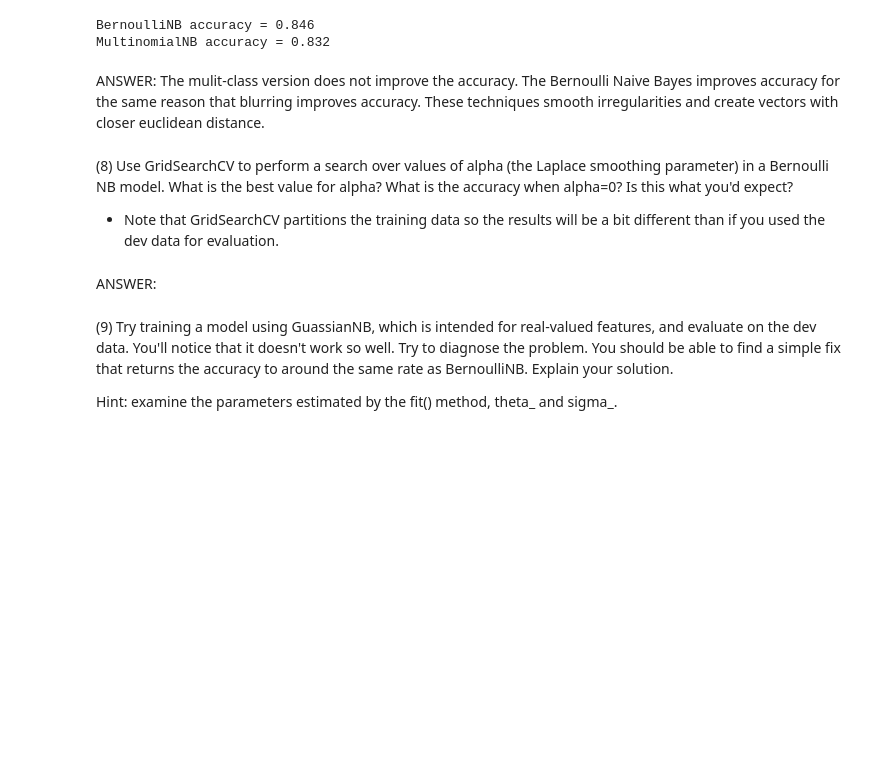
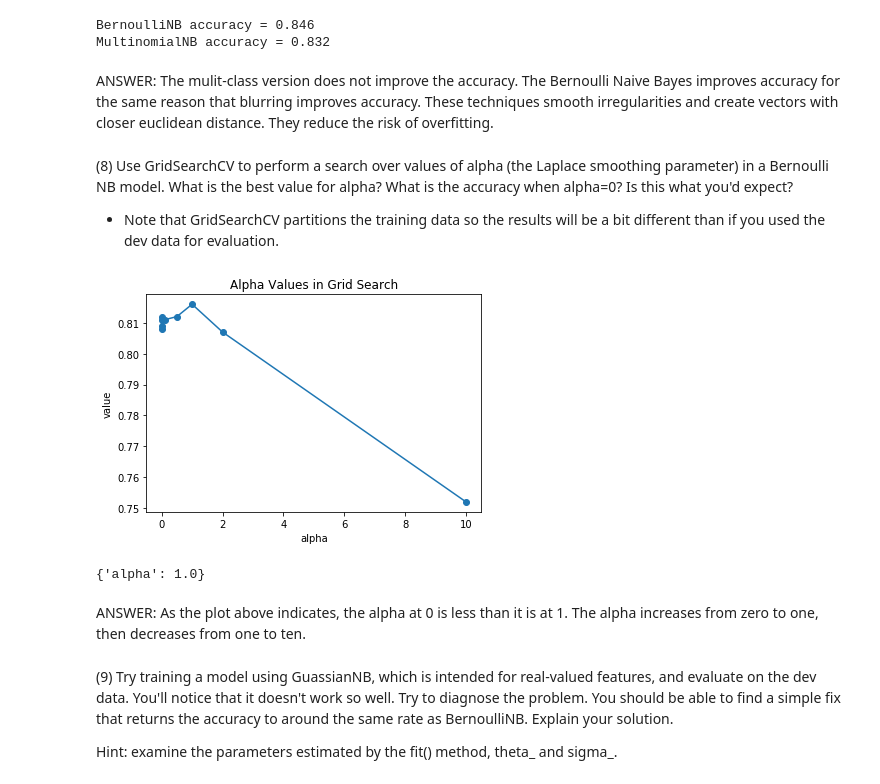
Before and after one commit to danonprice/w207_project1, a Jupyter notebook: dan_price_p1.ipynb, the cells around one changed output. Drawn from its saved outputs; the diff is of its cells as text; code cells hidden in the pictures; blank space fills up the shorter version.

```diff
--- a/dan_price_p1.ipynb
+++ b/dan_price_p1.ipynb
@@ -293,7 +293,7 @@ P7()
 BernoulliNB accuracy = 0.846
 MultinomialNB accuracy = 0.832
 # %% [markdown]
-ANSWER: The mulit-class version does not improve the accuracy. The Bernoulli Naive Bayes improves accuracy for the same reason that blurring improves accuracy. These techniques smooth irregularities and create vectors with closer euclidean distance.
+ANSWER: The mulit-class version does not improve the accuracy. The Bernoulli Naive Bayes improves accuracy for the same reason that blurring improves accuracy. These techniques smooth irregularities and create vectors with closer euclidean distance. They reduce the risk of overfitting.
 # %% [markdown]
 (8) Use GridSearchCV to perform a search over values of alpha (the Laplace smoothing parameter) in a Bernoulli NB model. What is the best value for alpha? What is the accuracy when alpha=0? Is this what you'd expect?
 
@@ -312,7 +301,38 @@ ANSWER: The mulit-class version does not improve the accuracy. The Bernoulli Nai
+# %%
+def P8(alphas):
+
+### STUDENT START ###
+
+    gscv = GridSearchCV(BernoulliNB(), [alphas])
+    gscv.fit(mini_train_data,mini_train_labels) # running the grid search
+    plot_grid_search(gscv)
+    return gscv
+
+def plot_grid_search(grid_search):
+    # This method to plot the grid search is an adaptation of
+    # https://glowingpython.blogspot.com/2014/04/
+    # I don't yet understand what the zip does
+    # but the graph helps visualize best value for alpha
+    res = zip(*[(f1m, f1s.std(), p['alpha'])
+            for p, f1m, f1s in grid_search.grid_scores_])
+    plt.plot(res[2],res[0],'-o')
+    plt.title("Alpha Values in Grid Search")
+    plt.ylabel("value")
+    plt.xlabel("alpha")
+    plt.show()
+
+### STUDENT END ###
+
+alphas = {'alpha': [0.0, 0.0001, 0.001, 0.01, 0.1, 0.5, 1.0, 2.0, 10.0]}
+nb = P8(alphas)
+# %% [output]
+[figure, added]
 # %%
-#print nb.best_params_
+print nb.best_params_
+# %% [output]
+{'alpha': 1.0}
-# %% [markdown]
-ANSWER:
+# %% [markdown]
+ANSWER: As the plot above indicates, the alpha at 0 is less than it is at 1. The alpha increases from zero to one, then decreases from one to ten.
 # %% [markdown]
 (9) Try training a model using GuassianNB, which is intended for real-valued features, and evaluate on the dev data. You'll notice that it doesn't work so well. Try to diagnose the problem. You should be able to find a simple fix that returns the accuracy to around the same rate as BernoulliNB. Explain your solution.
 
```
Also changed, not shown: parts of 3 cells of this notebook.
